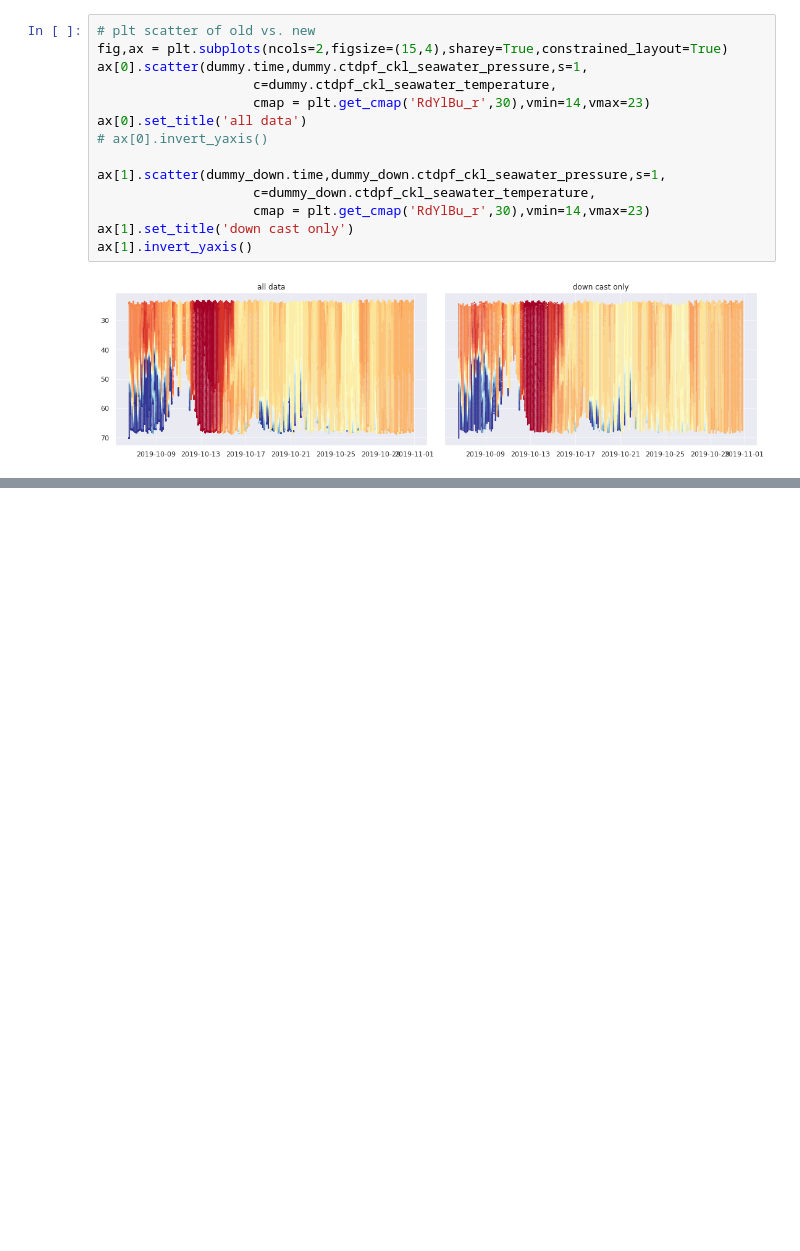
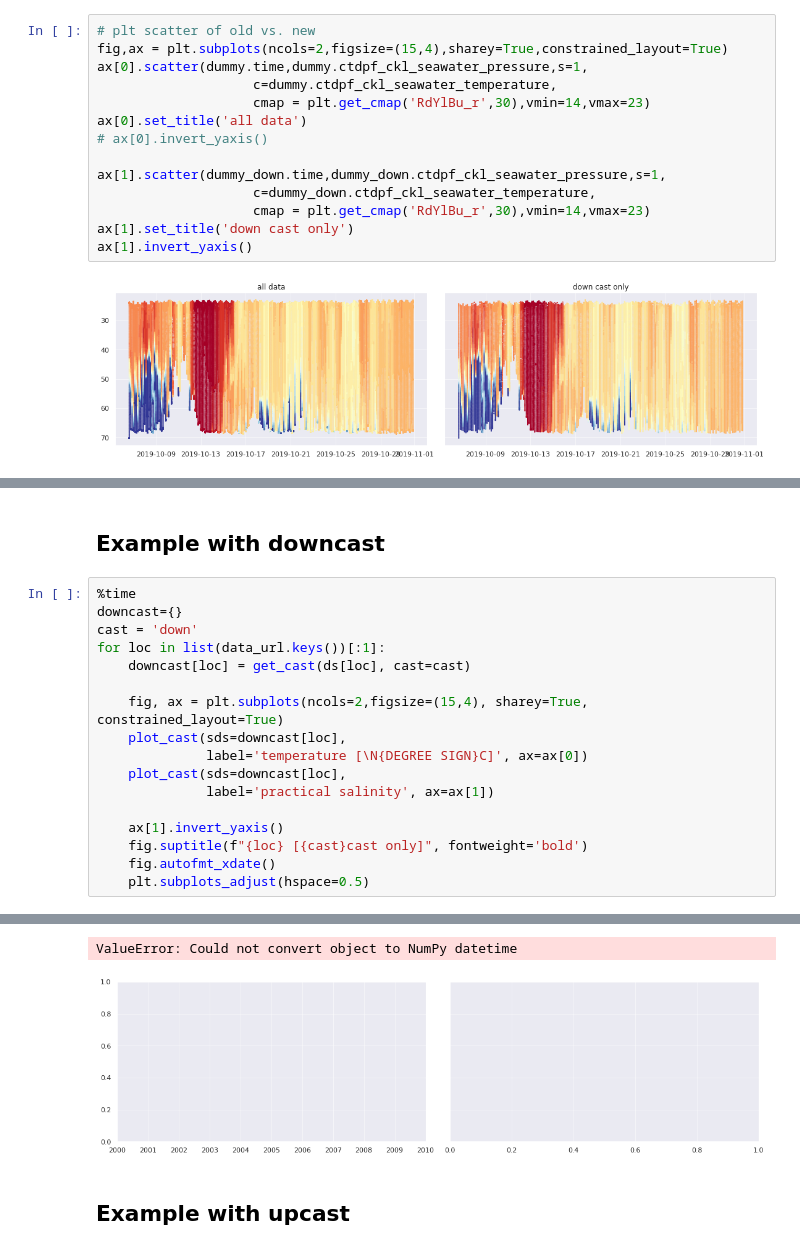
Before and after one commit to sryan288/ohw20-proj-ooi-profiles-section, a Jupyter notebook: OOI_profiles_Svenja.ipynb, the cells around one changed output, grey strips where cells are left out. Saved outputs shown, nothing was run; the diff lists cells and outputs as text; blank space fills up the shorter version.

```diff
--- a/OOI_profiles_Svenja.ipynb
+++ b/OOI_profiles_Svenja.ipynb
@@ -167,0 +244,20 @@ ax[1].invert_yaxis()
+# %% [markdown]
+## Example with downcast
+# %%
+%time
+downcast={}
+cast = 'down'
+for loc in list(data_url.keys())[:1]:
+    downcast[loc] = get_cast(ds[loc], cast=cast)
+
+    fig, ax = plt.subplots(ncols=2,figsize=(15,4), sharey=True, constrained_layout=True)
+    plot_cast(sds=downcast[loc],
+              label='temperature [\N{DEGREE SIGN}C]', ax=ax[0])
+    plot_cast(sds=downcast[loc],
+              label='practical salinity', ax=ax[1])
+
+    ax[1].invert_yaxis()
+    fig.suptitle(f"{loc} [{cast}cast only]", fontweight='bold')
+    fig.autofmt_xdate()
+    plt.subplots_adjust(hspace=0.5)
+# %% [output]
@@ -167,0 +266,4 @@ ax[1].invert_yaxis()
+ValueError: Could not convert object to NumPy datetime
+[figure, added]
+# %% [markdown]
+## Example with upcast
```
Also changed, not shown: parts of 38 cells of this notebook.
